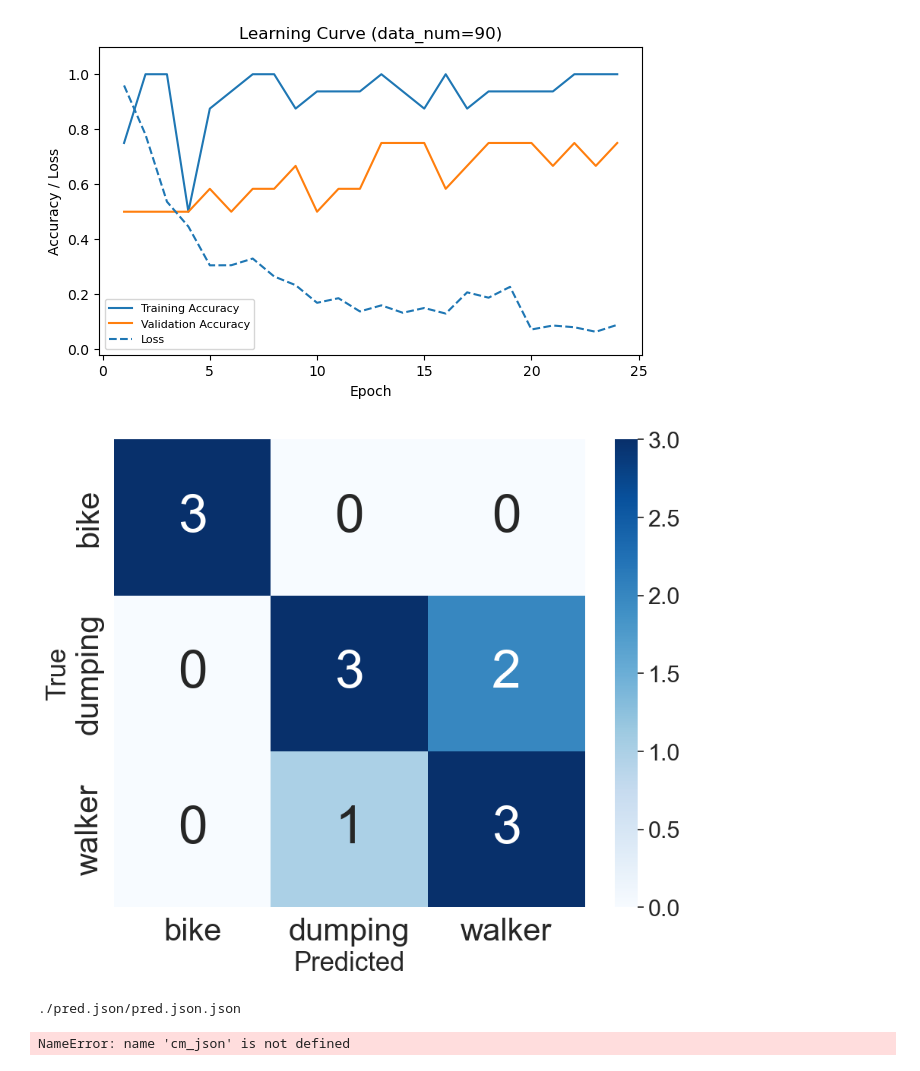
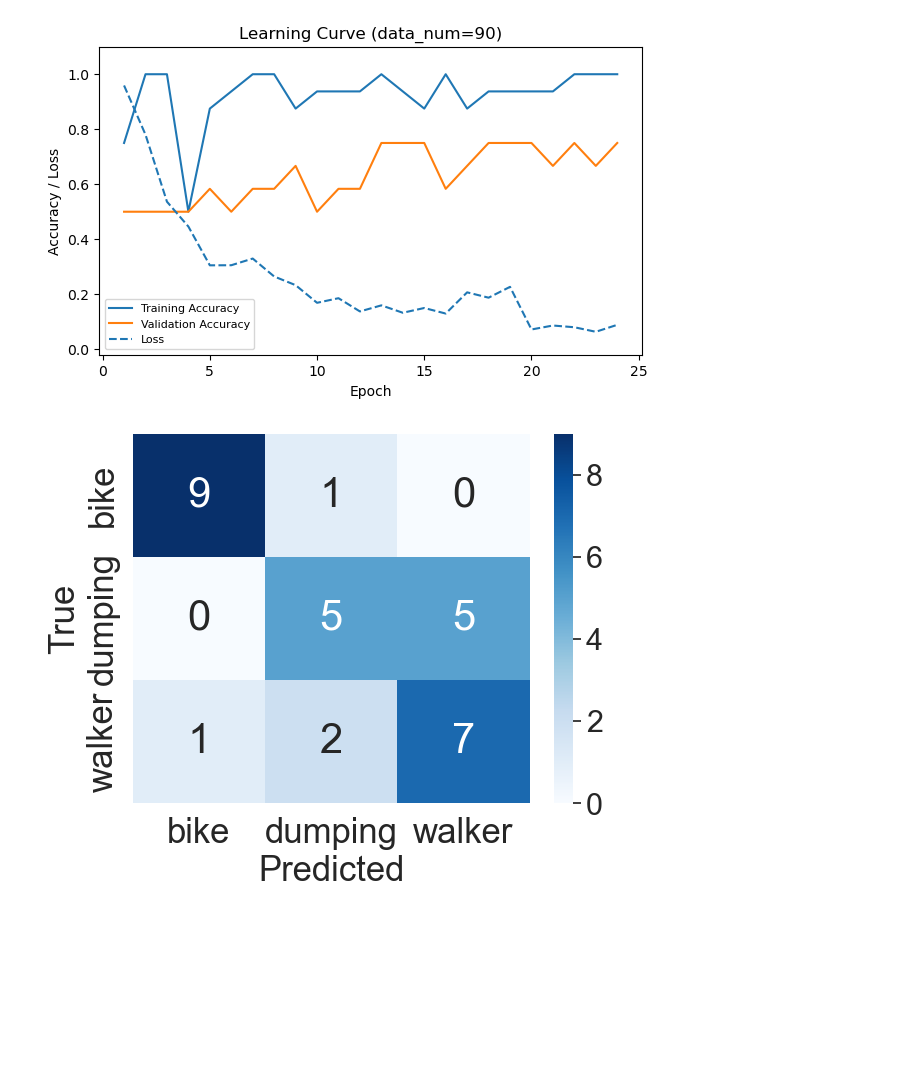
Before and after one commit to balle-mech/Illegal-Dumping-Detection, a Jupyter notebook: mmaction2/my_study/checkpoint/show_acc.ipynb, the cells around one changed output. Saved outputs shown, nothing was run; the diff lists cells and outputs as text; code cells hidden in the pictures; blank space fills up the shorter version.

```diff
--- a/mmaction2/my_study/checkpoint/show_acc.ipynb
+++ b/mmaction2/my_study/checkpoint/show_acc.ipynb
@@ -54,45 +54,36 @@ import os
 import json
 import matplotlib as mpl
 
-# # 日本語フォントの設定
-# # フォントのパスを指定
-# font_path = '/path/to/your/font/IPAexfont00301/ipaexg.ttf'
-# # フォントのプロパティを設定
-# font_prop = mpl.font_manager.FontProperties(fname=font_path)
-# # Matplotlibのデフォルトフォントを設定
-# mpl.rcParams['font.family'] = font_prop.get_name()
-
-
 # 保存データ先
 save_dir = './'
 
 # 評価結果のjsonファイルを読み込む
 pred_path = "./"
-pred_result_json_name = "pred.json"
+pred_result_json_name = "val_10_pred.json"
 json_file_path = os.path.join(pred_path, pred_result_json_name)
 
 with open(json_file_path, "r") as f:
     test_results_dict = json.load(f)
 
     # 'pred_label'と'gt_label'の値を抜き出して一つのリストにまとめる
     y_pred = [item['pred_label'][0] for item in test_results_dict]
     y_true = [item['gt_label'][0] for item in test_results_dict]
 
 # 混同行列を作成
 cm = confusion_matrix(y_true, y_pred)
 # plt.figure(figsize=(6, 5))  # Set the figure size to (8, 6)
 # 混同行列を表示
 sns.set(font_scale=2)  # Increase the font size
-sns.heatmap(cm, annot=True, cmap='Blues', annot_kws={"size": 50},
+sns.heatmap(cm, annot=True, cmap='Blues', annot_kws={"size": 30},
             xticklabels=["bike", "dumping", "walker"], yticklabels=["bike", "dumping", "walker"])
 plt.xlabel('Predicted', fontsize=25)  # Increase the label font size
 plt.ylabel('True', fontsize=25)  # Increase the label font size
-plt.xticks(fontsize=30)  # Increase the x-axis font size
-plt.yticks(fontsize=30)  # Increase the y-axis font size
+plt.xticks(fontsize=25)  # Increase the x-axis font size
+plt.yticks(fontsize=25)  # Increase the y-axis font size
 
 # グラフを保存
 plt.savefig(f'{save_dir}/confusion_matrix.png')
 
 plt.show()
 # %% [output]
-[figure, old version]
+[figure, new version]
@@ -116,44 +89,0 @@ if not os.path.exists(csv_test_path):
-# %%
-import os
-import json
-
-# 評価結果のjsonファイルを読み込む
-eval_path = "./"
-eval_result_name = "pred.json"
-json_file_path = os.path.join(
-    eval_path, eval_result_name, f"{eval_result_name}.json")
-print(json_file_path)
-
-with open(json_file_path, "r") as f:
-    test_results_dict = json.load(f)
-
-cm_json = test_results_dict["confusion_matrix/result"]
-# %% [output]
-./pred.json/pred.json.json
-# %%
-# 混同行列
-
-import numpy as np
-from sklearn.metrics import confusion_matrix
-import seaborn as sns
-import matplotlib.pyplot as plt
-
-# cm = confusion_matrix(actual, predicted)
-
-# Plot the confusion matrix.
-sns.set(rc={'figure.figsize': (10, 8)})
-sns.set(font_scale=1.2)
-
-labels = [r"uchimata_I", r"timeout"]
-sns.heatmap(cm_json, annot=True, fmt='g',
-            xticklabels=labels, yticklabels=labels, )
-
-label_size = 15
-plt.xlabel('Prediction', fontsize=label_size)
-plt.ylabel('Actual', fontsize=label_size)
-plt.title('Confusion Matrix', fontsize=label_size+3)
-
-plt.savefig(cm_save_path)
-plt.show()
-# %% [output]
-NameError: name 'cm_json' is not defined
```
Also changed, not shown: parts of 2 cells of this notebook.
